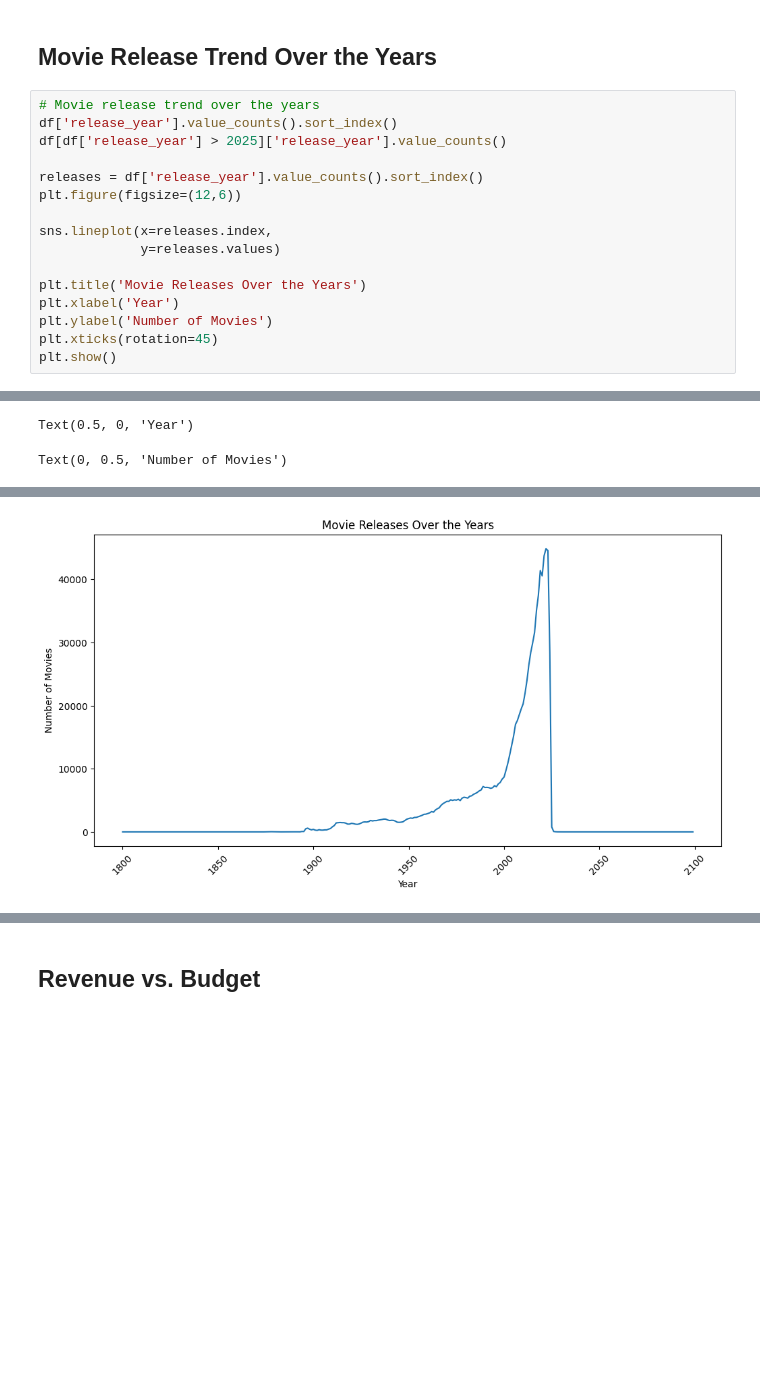
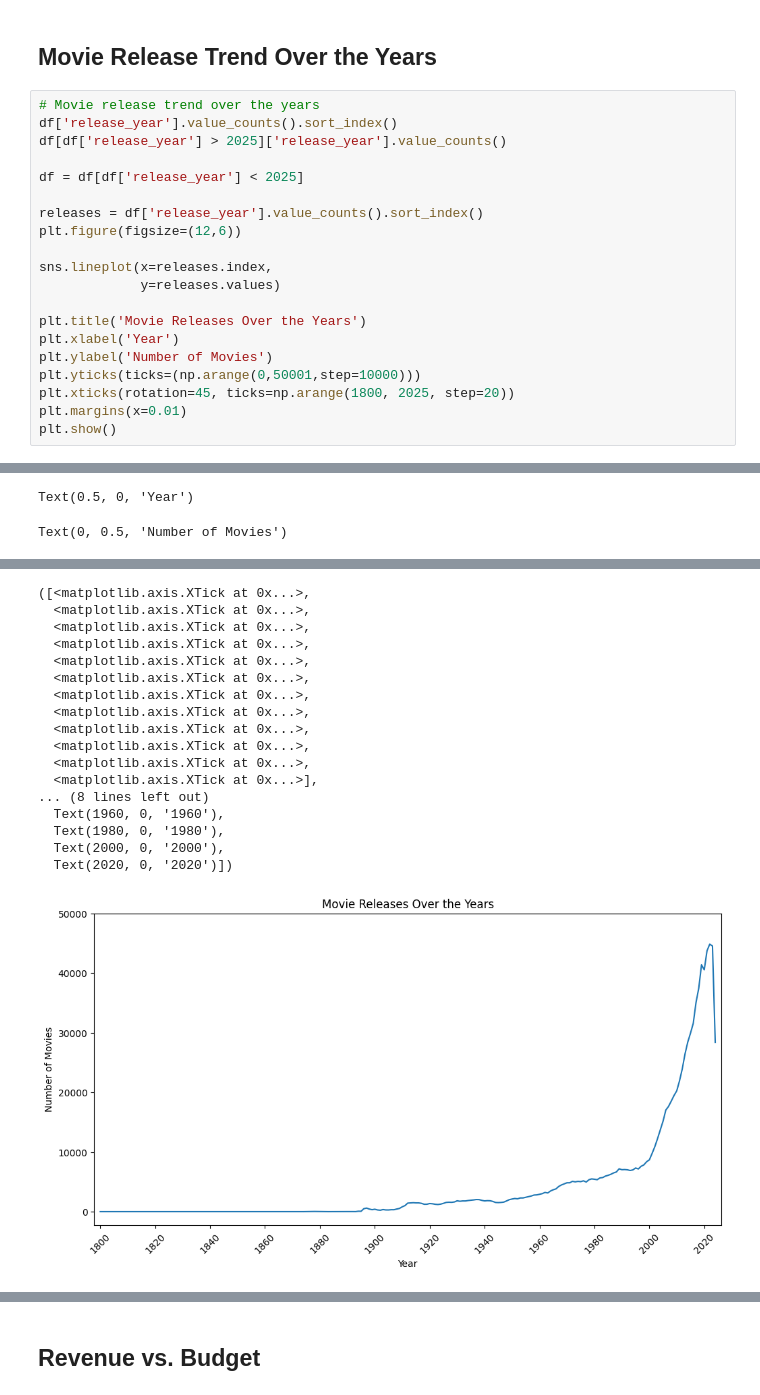
Before and after one commit to mattyapers/Movies_EDA, a Jupyter notebook: TMDB_EDA.ipynb, the cells around one changed output, grey strips where cells are left out. Cells and saved outputs as stored; diff of their text form; blank space fills up the shorter version.

```diff
--- a/TMDB_EDA.ipynb
+++ b/TMDB_EDA.ipynb
@@ -231,6 +231,8 @@ df.shape
 # Movie release trend over the years
 df['release_year'].value_counts().sort_index()
 df[df['release_year'] > 2025]['release_year'].value_counts()
+
+df = df[df['release_year'] < 2025]
 
 releases = df['release_year'].value_counts().sort_index()
 plt.figure(figsize=(12,6))
@@ -241,7 +243,9 @@ sns.lineplot(x=releases.index,
 plt.title('Movie Releases Over the Years')
 plt.xlabel('Year')
 plt.ylabel('Number of Movies')
-plt.xticks(rotation=45)
+plt.yticks(ticks=(np.arange(0,50001,step=10000)))
+plt.xticks(rotation=45, ticks=np.arange(1800, 2025, step=20))
+plt.margins(x=0.01)
 plt.show()
 # %% [output]
 release_year
@@ -293 +282,18 @@ Text(0, 0.5, 'Number of Movies')
+([<matplotlib.axis.XTick at 0x...>,
+  <matplotlib.axis.XTick at 0x...>,
+  <matplotlib.axis.XTick at 0x...>,
+  <matplotlib.axis.XTick at 0x...>,
+  <matplotlib.axis.XTick at 0x...>,
+  <matplotlib.axis.XTick at 0x...>,
+  <matplotlib.axis.XTick at 0x...>,
+  <matplotlib.axis.XTick at 0x...>,
+  <matplotlib.axis.XTick at 0x...>,
+  <matplotlib.axis.XTick at 0x...>,
+  <matplotlib.axis.XTick at 0x...>,
+  <matplotlib.axis.XTick at 0x...>],
+... (8 lines left out)
+  Text(1960, 0, '1960'),
+  Text(1980, 0, '1980'),
+  Text(2000, 0, '2000'),
+  Text(2020, 0, '2020')])
-[figure, old version]
+[figure, new version]
```
Also changed, not shown: parts of 14 cells of this notebook, 2 other files.
